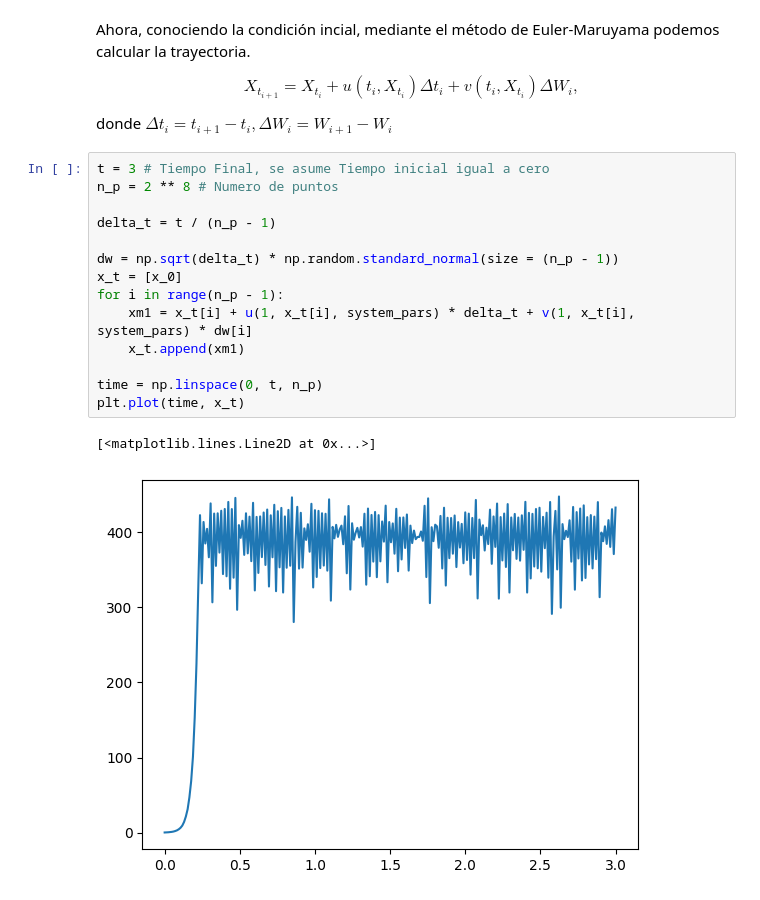
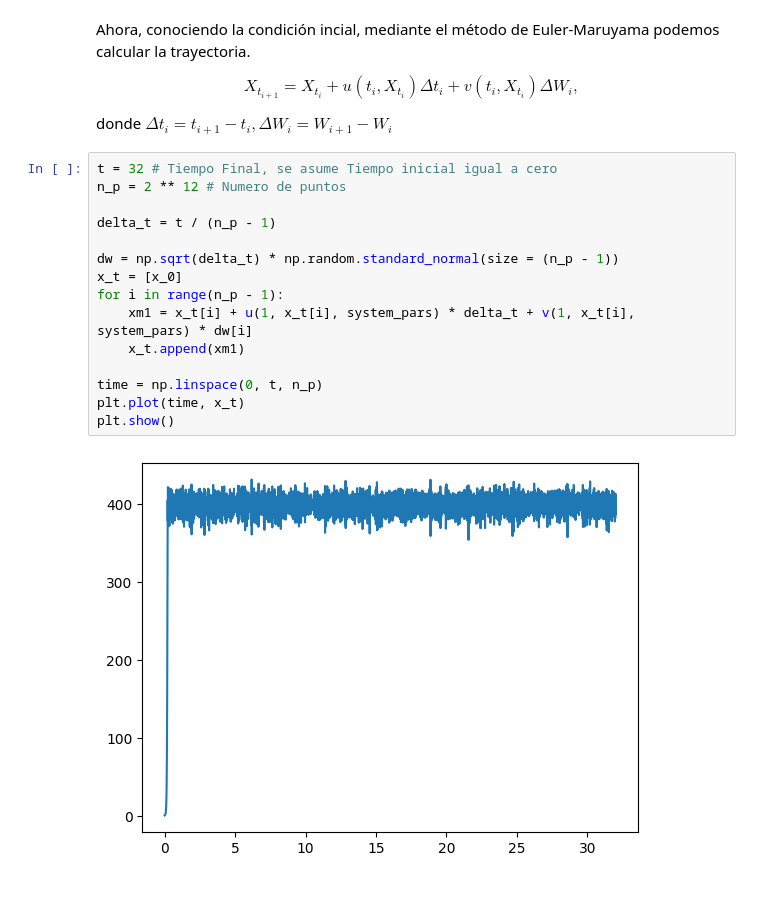
Before and after one commit to Dust1920/stochacalculus, a Jupyter notebook: PythonScripts/logistic_richardson.ipynb, the cells around one changed output. Saved outputs shown, nothing was run; the diff lists cells and outputs as text.

```diff
--- a/PythonScripts/logistic_richardson.ipynb
+++ b/PythonScripts/logistic_richardson.ipynb
@@ -64,19 +64,19 @@ $$
 
 donde $\Delta t_{i}=t_{i+1}-t_{i},\Delta W_{i}=W_{i+1}-W_{i}$
 # %%
-t = 3 # Tiempo Final, se asume Tiempo inicial igual a cero
-n_p = 2 ** 8 # Numero de puntos
+t = 32 # Tiempo Final, se asume Tiempo inicial igual a cero
+n_p = 2 ** 12 # Numero de puntos
 
 delta_t = t / (n_p - 1)
 
 dw = np.sqrt(delta_t) * np.random.standard_normal(size = (n_p - 1))
 x_t = [x_0]
 for i in range(n_p - 1):
     xm1 = x_t[i] + u(1, x_t[i], system_pars) * delta_t + v(1, x_t[i], system_pars) * dw[i]
     x_t.append(xm1)
 
 time = np.linspace(0, t, n_p)
 plt.plot(time, x_t)
+plt.show()
 # %% [output]
-[<matplotlib.lines.Line2D at 0x...>]
-[figure, old version]
+[figure, new version]
```
Also changed, not shown: parts of 9 cells of this notebook, 2 other files.
